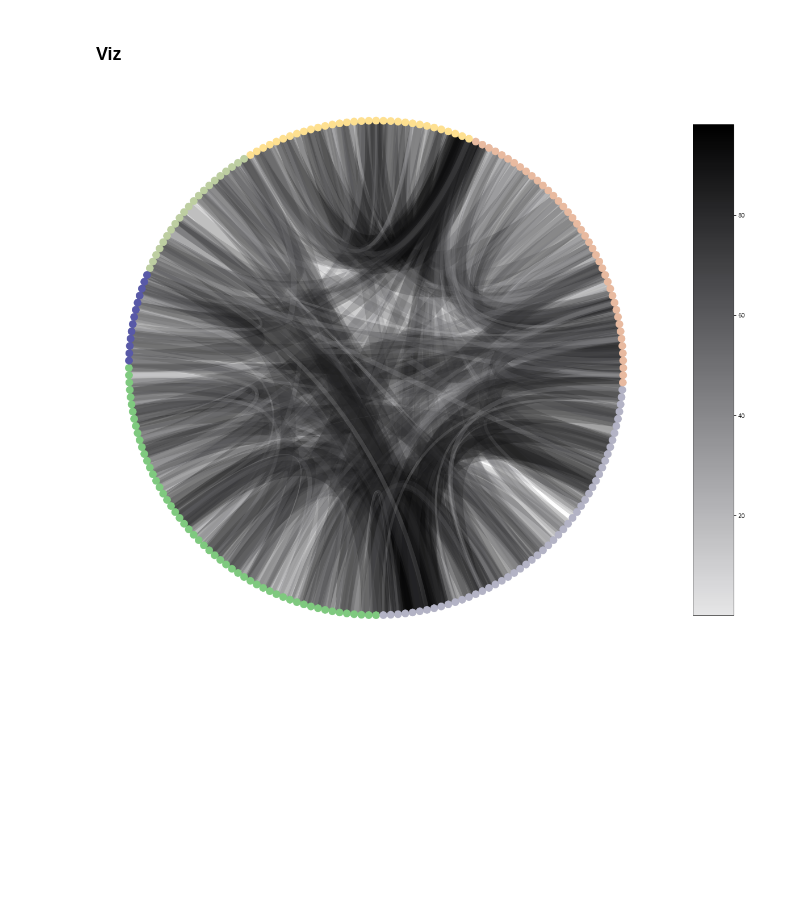
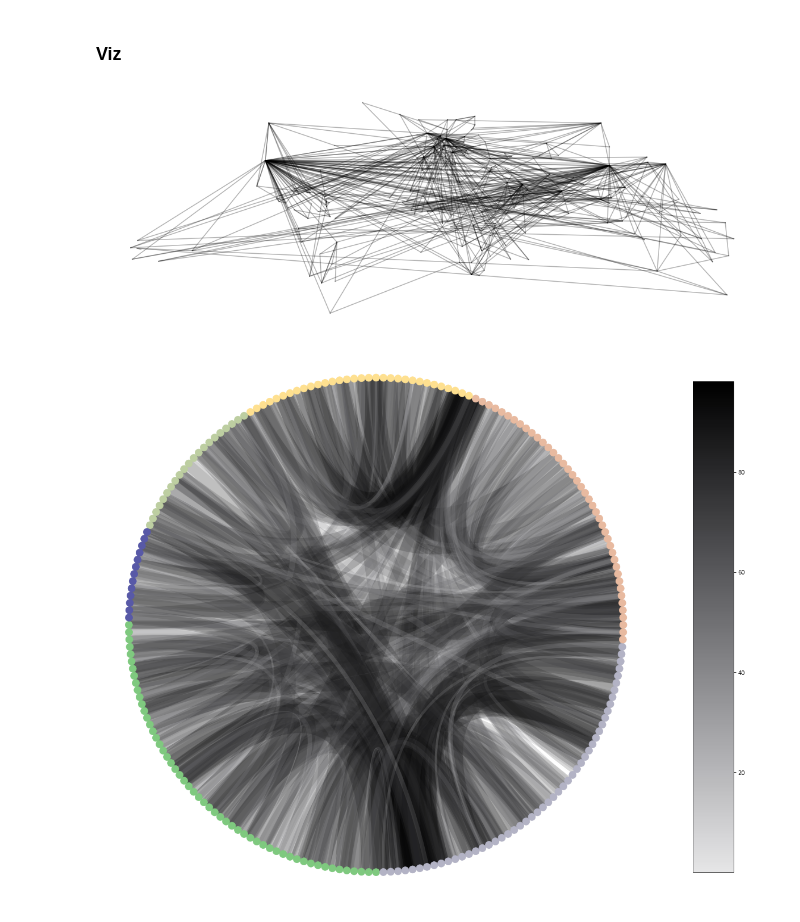
Before and after one commit to jvfe/global-exports, a Jupyter notebook: src/extracting_network_metrics.ipynb, the cells around one changed output. Saved outputs shown, nothing was run; the diff lists cells and outputs as text; code cells hidden in the pictures; blank space fills up the shorter version.

```diff
--- a/src/extracting_network_metrics.ipynb
+++ b/src/extracting_network_metrics.ipynb
@@ -72,6 +79,23 @@ nx.attribute_assortativity_coefficient(G, 'continent')
 0.35959879943771145
 # %% [markdown]
 ### Viz
+# %%
+b = GeoPlot(
+    G,
+    node_lat="Latitude (average)",
+    node_lon="Longitude (average)",
+    node_color="continent",
+    edge_width='Weight',
+    figsize=(20, 20),
+    dpi=600,
+    node_size='in-degree',
+)
+
+
+b.draw()
+plt.show()
+# %% [output]
+[figure, added]
 # %%
 c = CircosPlot(G, node_color='continent',
                    node_size=5,
```
Also changed, not shown: parts of 10 cells of this notebook, 5 other files.
